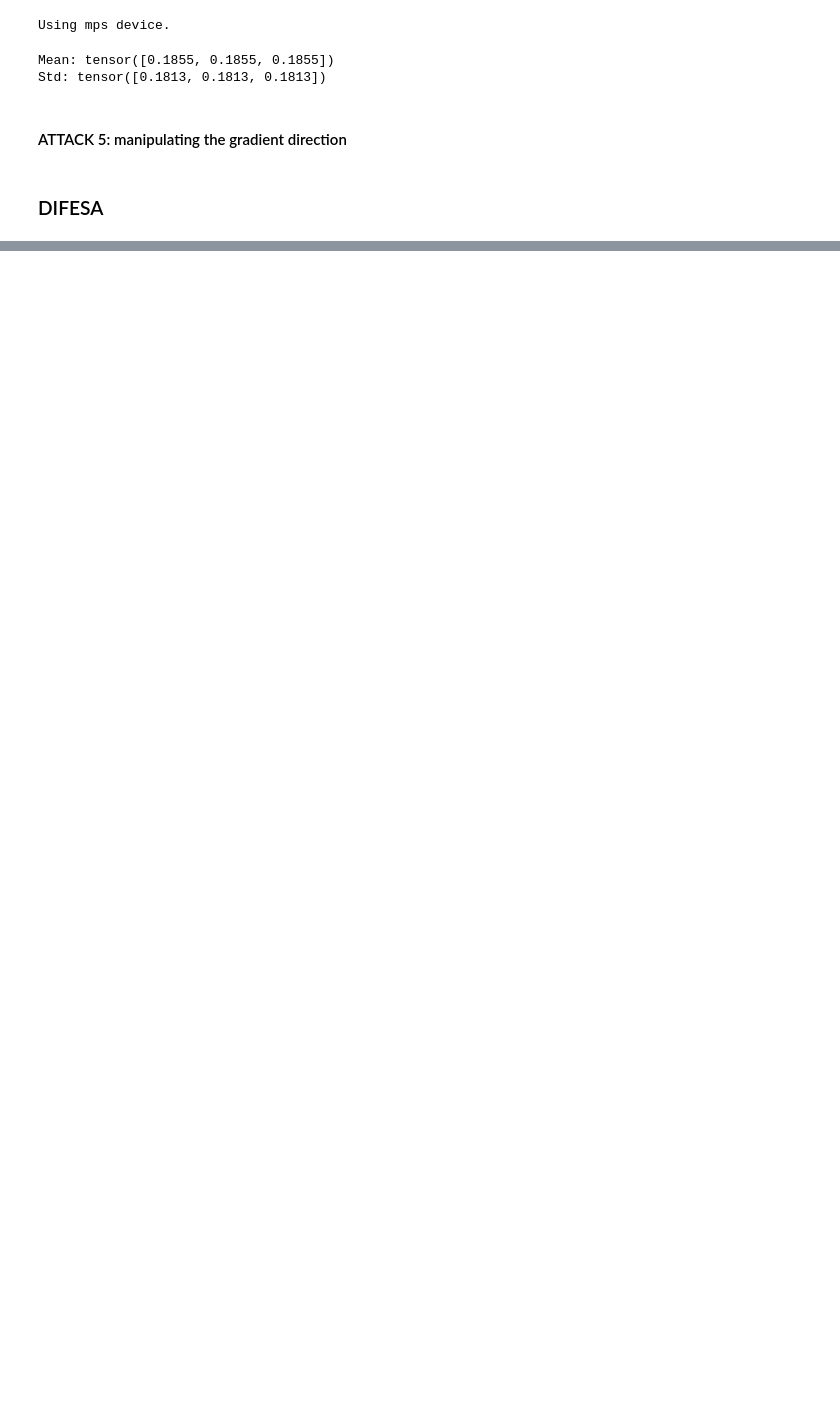
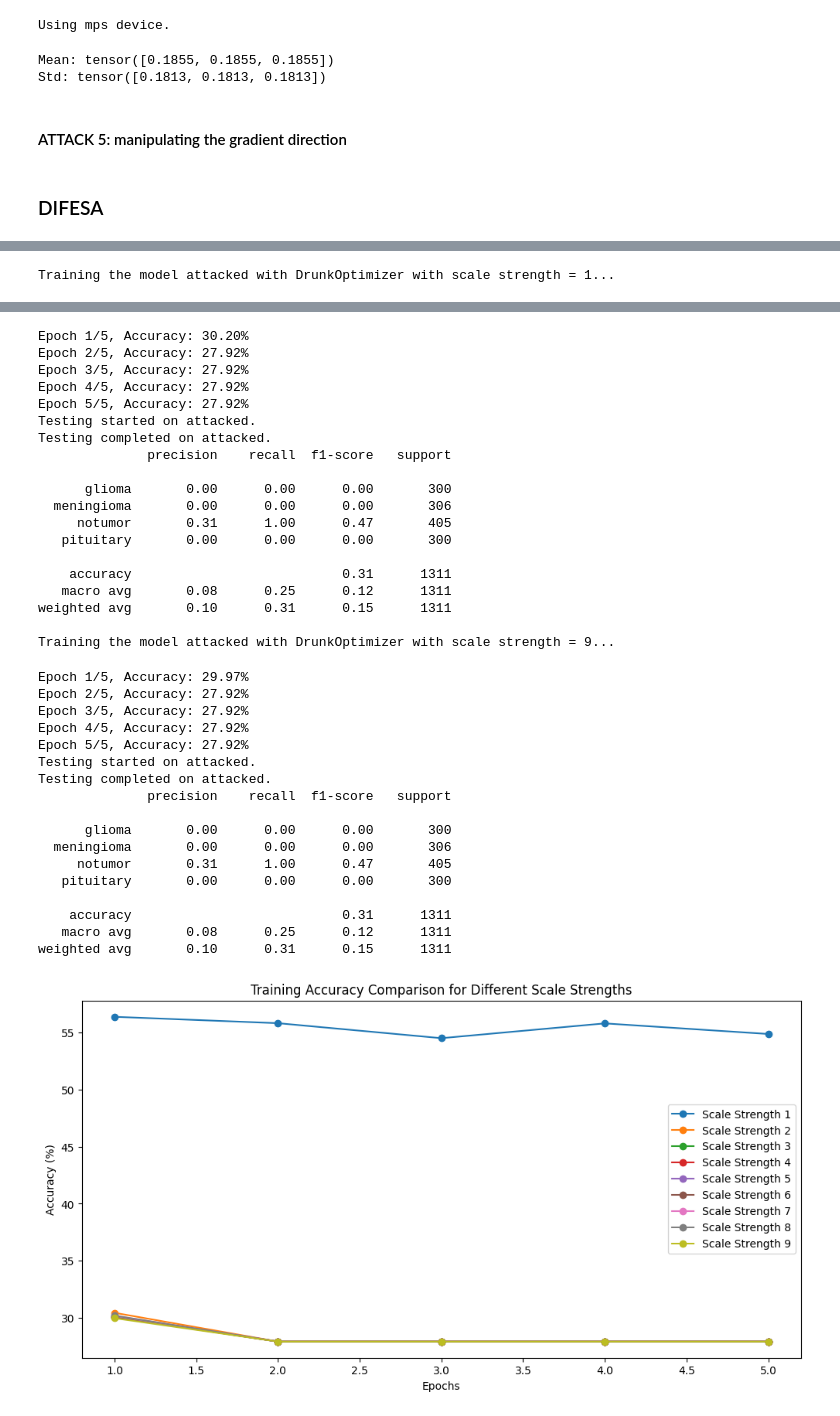
Before and after one commit to marcosolime/break-fix, a Jupyter notebook: GradientAttack.ipynb, the cells around one changed output, grey strips where cells are left out. Saved outputs shown, nothing was run; the diff lists cells and outputs as text; code cells hidden in the pictures; blank space fills up the shorter version.

```diff
--- a/GradientAttack.ipynb
+++ b/GradientAttack.ipynb
@@ -226,0 +226,35 @@ weighted avg       0.92      0.91      0.91      1311
+# %%
+accuracy_results = {}
+
+for i in range(1, 10):
+    scale_strength = i
+    print(f"Training the model attacked with DrunkOptimizer with scale strength = {scale_strength}...")
+
+    # Train the attacked model
+    attacked_model = utils_a.CNN(num_classes=4).to(device)
+    attacked_model.load_state_dict(state_dict)
+    base_optimizer = optim.Adam(attacked_model.parameters(), lr=0.0001, weight_decay=1e-5)
+    drunk_optimizer = DrunkOptimizer(
+        attacked_model.parameters(),
+        base_optimizer=base_optimizer,
+        scale_strength=scale_strength,  # Potenziato
+        perturb_strength=scale_strength,  # Potenziato
+        attack_type='combined'
+    )
+    attacked_accuracies = train_and_evaluate(attacked_model, drunk_optimizer, train_loader, test_loader, "attacked", num_epochs)
+    # Store accuracies for plotting
+    accuracy_results[f'scale_strength_{scale_strength}'] = attacked_accuracies
+
+
+# Plotting all accuracies for different scale_strength values together
+plt.figure(figsize=(12, 6))
+for scale_strength, accuracies in accuracy_results.items():
+    plt.plot(range(1, num_epochs + 1), accuracies, marker='o', label=f'Scale Strength {scale_strength.split("_")[-1]}')
+
+plt.title('Training Accuracy Comparison for Different Scale Strengths')
+plt.xlabel('Epochs')
+plt.ylabel('Accuracy (%)')
+plt.legend()
+plt.show()
+# %% [output]
+Training the model attacked with DrunkOptimizer with scale strength = 1...
@@ -226,0 +394,37 @@ weighted avg       0.92      0.91      0.91      1311
+Epoch 1/5, Accuracy: 30.20%
+Epoch 2/5, Accuracy: 27.92%
+Epoch 3/5, Accuracy: 27.92%
+Epoch 4/5, Accuracy: 27.92%
+Epoch 5/5, Accuracy: 27.92%
+Testing started on attacked.
+Testing completed on attacked.
+              precision    recall  f1-score   support
+
+      glioma       0.00      0.00      0.00       300
+  meningioma       0.00      0.00      0.00       306
+     notumor       0.31      1.00      0.47       405
+   pituitary       0.00      0.00      0.00       300
+
+    accuracy                           0.31      1311
+   macro avg       0.08      0.25      0.12      1311
+weighted avg       0.10      0.31      0.15      1311
+
+Training the model attacked with DrunkOptimizer with scale strength = 9...
+Epoch 1/5, Accuracy: 29.97%
+Epoch 2/5, Accuracy: 27.92%
+Epoch 3/5, Accuracy: 27.92%
+Epoch 4/5, Accuracy: 27.92%
+Epoch 5/5, Accuracy: 27.92%
+Testing started on attacked.
+Testing completed on attacked.
+              precision    recall  f1-score   support
+
+      glioma       0.00      0.00      0.00       300
+  meningioma       0.00      0.00      0.00       306
+     notumor       0.31      1.00      0.47       405
+   pituitary       0.00      0.00      0.00       300
+
+    accuracy                           0.31      1311
+   macro avg       0.08      0.25      0.12      1311
+weighted avg       0.10      0.31      0.15      1311
+[figure, added]
```
Also changed, not shown: parts of 2 cells of this notebook.
